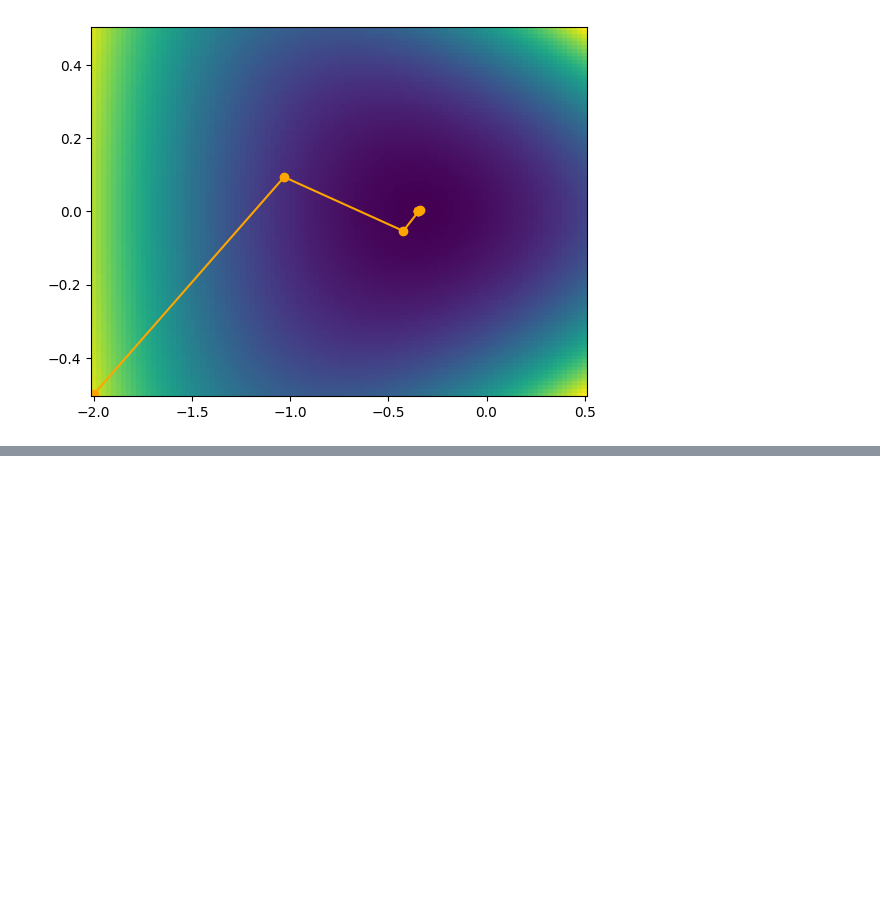
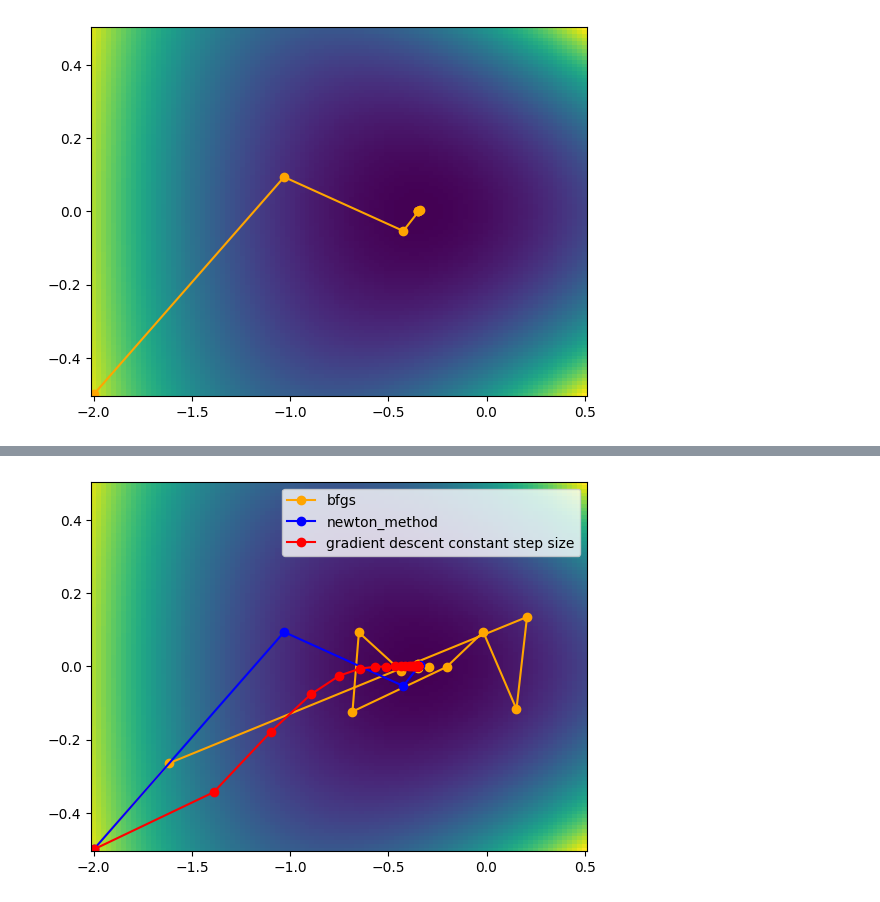
Before and after one commit to Yassine913/Info, a Jupyter notebook: notebooks/TP2.ipynb, the cells around one changed output, grey strips where cells are left out. Cells and saved outputs as stored; diff of their text form; code cells hidden in the pictures; blank space fills up the shorter version.

```diff
--- a/notebooks/TP2.ipynb
+++ b/notebooks/TP2.ipynb
@@ -613,0 +564,81 @@ Gradient descent stops after 201 iterations.
+# %%
+# Question 2
+def grad2(x1,x2):
+  return np.array([np.exp(x1+3*x2-0.1)+np.exp(x1-3*x2-0.1)-np.exp(-x1-0.1),3*np.exp(x1+3*x2-0.1)-3*np.exp(x1-3*x2-0.1)])
+def gradient_descent_fixed_stepsize2(x0, step, nitermax=100, tol=1e-5):
+    xks = [x0]
+
+    # init metrics
+    cost_vals = [obj(x0[0], x0[1])] # list of cost values
+
+    k=0
+    exitCriterion = False
+    while (exitCriterion is False) and (k <= nitermax):
+        xk = xks[k]
+        xk1 = xk - step*grad2(xk[0],xk[1])
+
+        # compute metrics
+        cost_vals.append(obj(xk1[0], xk1[1]))
+
+        incr = np.linalg.norm(xk1-xk)/np.linalg.norm(xk1)
+        if incr < tol:
+            exitCriterion = True
+
+
+        # add new iterate
+        xks.append(xk1)
+        k+=1
+
+    return np.array(xks), np.array(cost_vals)
+x0 = np.array([-2, -0.5])
+xks, cost_vals = gradient_descent_fixed_stepsize2(x0, 0.1, nitermax=200, tol=1e-6)
+def backtracking2(s,eta,xk):
+  step=1
+  iteration=0
+  while function(xk[0]-step*grad_f(xk[0],xk[1])[0],xk[1]-step*grad_f(xk[0],xk[1])[1])>obj(xk[0],xk[1])-s*step*np.linalg.norm(grad_f(xk[0],xk[1]))**2 :
+        step=eta*step
+        iteration+=1
+  return step,iteration
+def bfgs(x0,s,eta, nitermax=100, tol=1e-5):
+  # list of iterates
+    xks = [x0]
+
+    # init metrics
+    cost_vals = [function(x0[0], x0[1])] # list of cost values
+    H=np.linalg.inv(hessienne(x0[0],x0[1]))
+    k=0
+    exitCriterion = False
+    while (exitCriterion is False) and (k <= nitermax):
+
+        xk = xks[k]
+        step,iteration=backtracking2(s,eta,xk)
+
+        xk1 = xk - step*H@grad_f(xk[0],xk[1])
+        s_k=-step*H@grad_f(xk[0],xk[1])
+        y_k=grad_f(xk1[0],xk1[1])-grad_f(xk[0],xk[1])
+        p_k=1/(s_k.T@y_k)
+        H=(np.eye(2)-p_k*np.outer(s_k,y_k)@H@(np.eye(2)-p_k*np.outer(y_k,s_k)+p_k*np.outer(s_k,s_k)))
+        # compute metrics
+        cost_vals.append(function(xk1[0], xk1[1]))
+
+        incr = np.linalg.norm(xk1-xk)/np.linalg.norm(xk1)
+        if incr < tol:
+            exitCriterion = True
+            print("Stopping due to insufficient increase in iterates.")
+
+        # add new iterate
+        xks.append(xk1)
+        k+=1
+    print("Gradient descent stops after "+str(k)+" iterations.")
+    return np.array(xks), np.array(cost_vals)
+x0 = np.array([-2, -0.5])
+xks_new1, cost_vals_new1 = bfgs(x0,0.2,0.95, nitermax=200, tol=1e-6)
+plt.figure()
+plt.pcolormesh(x1,x2,function(x1,x2))
+
+plt.plot(xks_new1[:,0],xks_new1[:,1],color='orange',marker='o',label='bfgs')
+plt.plot(xks_new[:,0],xks_new[:,1],color='blue',marker='o',label='newton_method')
+plt.plot(xks[:,0],xks[:,1],color='red',marker='o',label='gradient descent constant step size')
+
+plt.legend()
+# %% [output]
@@ -614,2 +648,3 @@ Gradient descent stops after 201 iterations.
+[figure, added]
 # %%
 # Question 3
```
Also changed, not shown: parts of 2 cells of this notebook.
